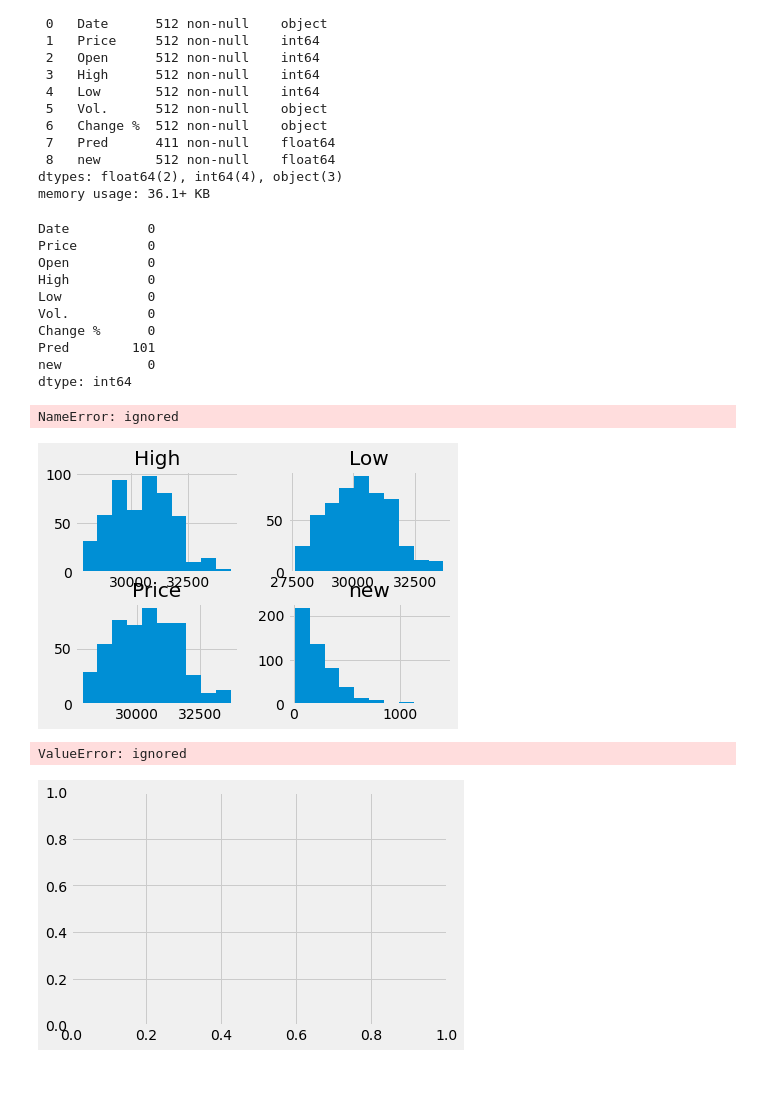
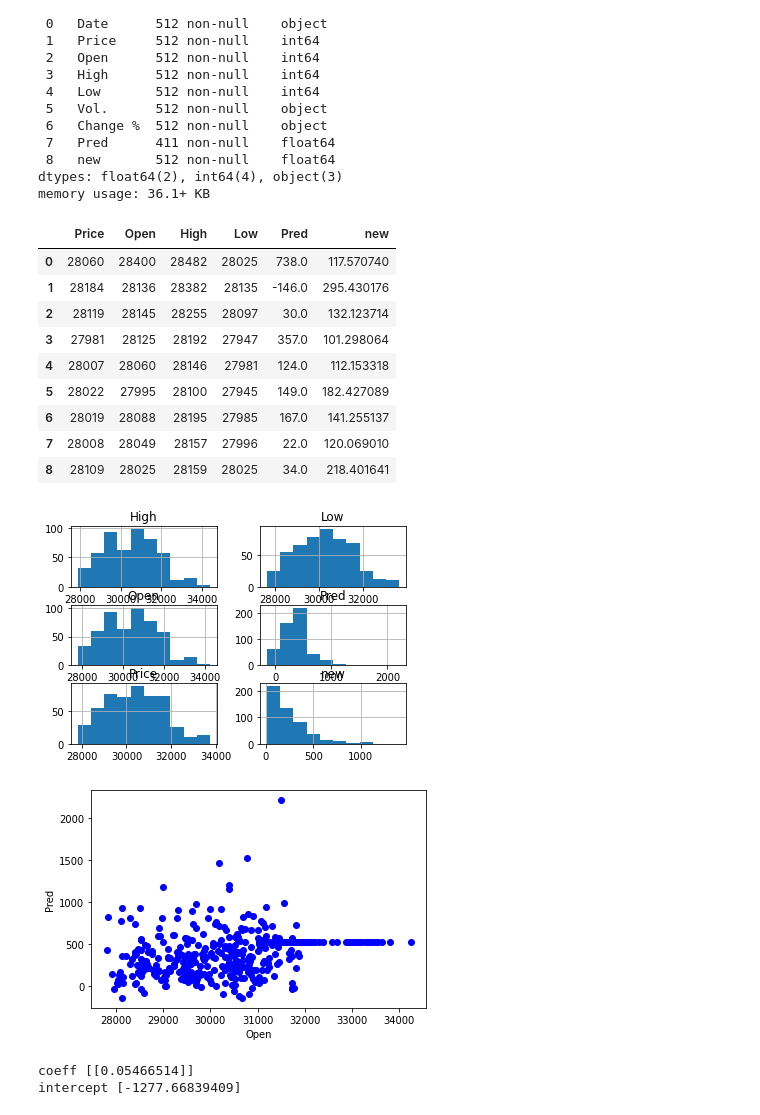
Before and after one commit to aravindh698/rep2, a Jupyter notebook: week3.ipynb, the cells around one changed output. Cells and saved outputs as stored; diff of their text form; code cells hidden in the pictures; blank space fills up the shorter version.

```diff
--- a/week3.ipynb
+++ b/week3.ipynb
@@ -35,45 +35,45 @@ dtypes: float64(2), int64(4), object(3)
 memory usage: 36.1+ KB
 # %%
 df.isnull().sum()
+df['Date']=pd.DatetimeIndex(df['Date'])
-# %% [output]
-Date          0
-Price         0
-Open          0
-High          0
-Low           0
-Vol.          0
-Change %      0
-Pred        101
-new           0
-dtype: int64
 # %%
-df['Pred'].fillna(inplace=True)
-cdf=df[['Price','High','Low','Vol.','Pred','new']]
+cdf=df[['Price','Open','High','Low','Pred','new']]
 cdf.head(9)
 # %% [output]
-NameError: ignored
+|  | Price | Open | High | Low | Pred | new |
+| 0 | 28060 | 28400 | 28482 | 28025 | 738.0 | 117.570740 |
+| 1 | 28184 | 28136 | 28382 | 28135 | -146.0 | 295.430176 |
+| 2 | 28119 | 28145 | 28255 | 28097 | 30.0 | 132.123714 |
+| 3 | 27981 | 28125 | 28192 | 27947 | 357.0 | 101.298064 |
+| 4 | 28007 | 28060 | 28146 | 27981 | 124.0 | 112.153318 |
+| 5 | 28022 | 27995 | 28100 | 27945 | 149.0 | 182.427089 |
+| 6 | 28019 | 28088 | 28195 | 27985 | 167.0 | 141.255137 |
+| 7 | 28008 | 28049 | 28157 | 27996 | 22.0 | 120.069010 |
+| 8 | 28109 | 28025 | 28159 | 28025 | 34.0 | 218.401641 |
 # %%
-viz=cdf[['Price','High','Low','Vol.','Pred','new']]
+viz=cdf[['Price','Open','High','Low','Pred','new']]
 viz.hist()
 plt.show()
 # %% [output]
-[figure, old version]
+[figure, new version]
 # %%
 msk=np.random.rand(len(df)) < 0.8
 train=cdf[msk]
 test=cdf[~msk]
-plt.scatter(train.Price,train.Pred,color='blue')
-plt.xlabel("Price")
+plt.scatter(train.Open,train.Pred,color='blue')
+plt.xlabel("Open")
 plt.ylabel("Pred")
 plt.show()
 # %% [output]
-ValueError: ignored
-[figure, old version]
+[figure, new version]
 # %%
 from sklearn import linear_model
 regr=linear_model.LinearRegression()
-train_x=np.asanyarray(train[['Price']])
+train_x=np.asanyarray(train[['Open']])
 train_y=np.asanyarray(train[['Pred']])
 regr.fit(train_x,train_y)
 print('coeff',regr.coef_)
 print('intercept',regr.intercept_)
+# %% [output]
+coeff [[0.05466514]]
+intercept [-1277.66839409]
```
Also changed, not shown: parts of 5 cells of this notebook.
